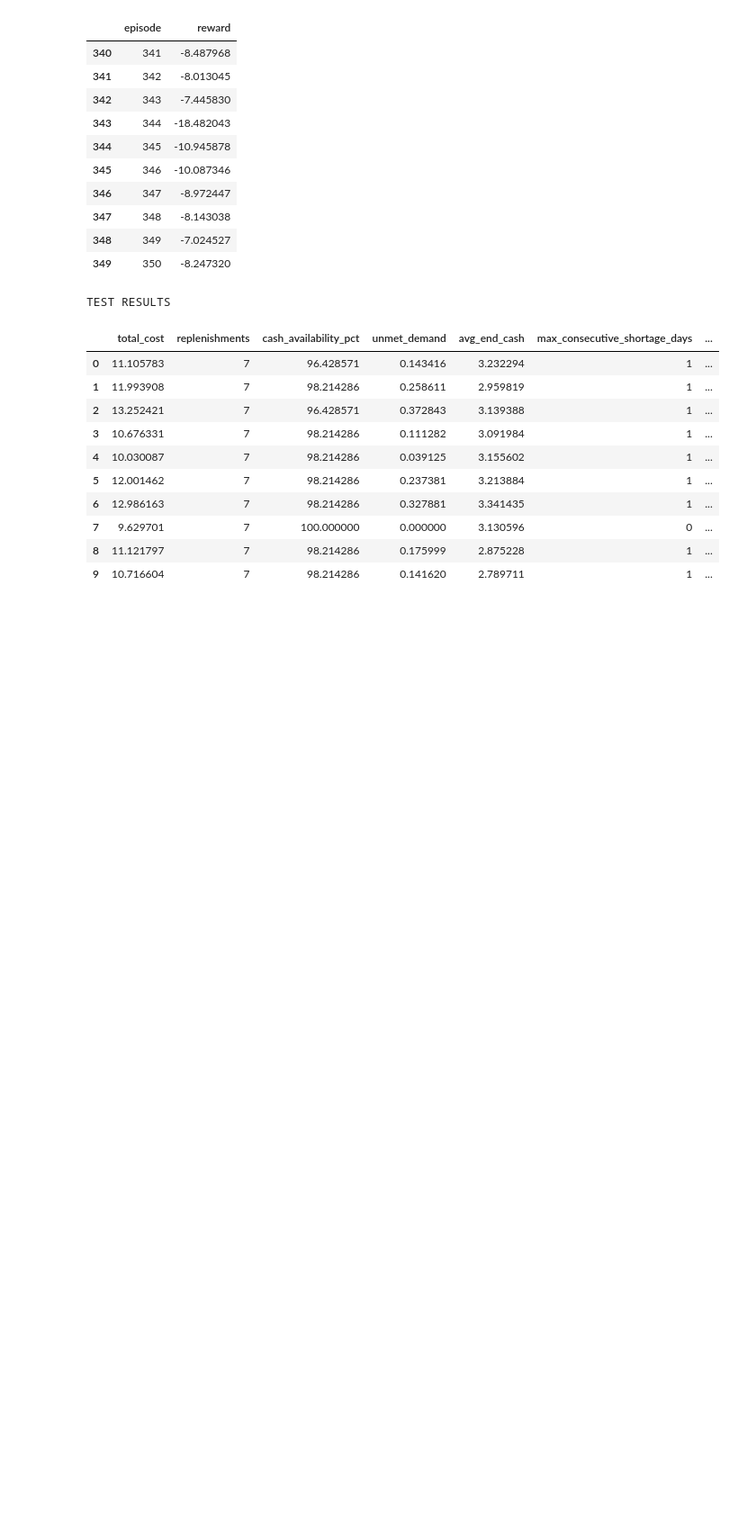
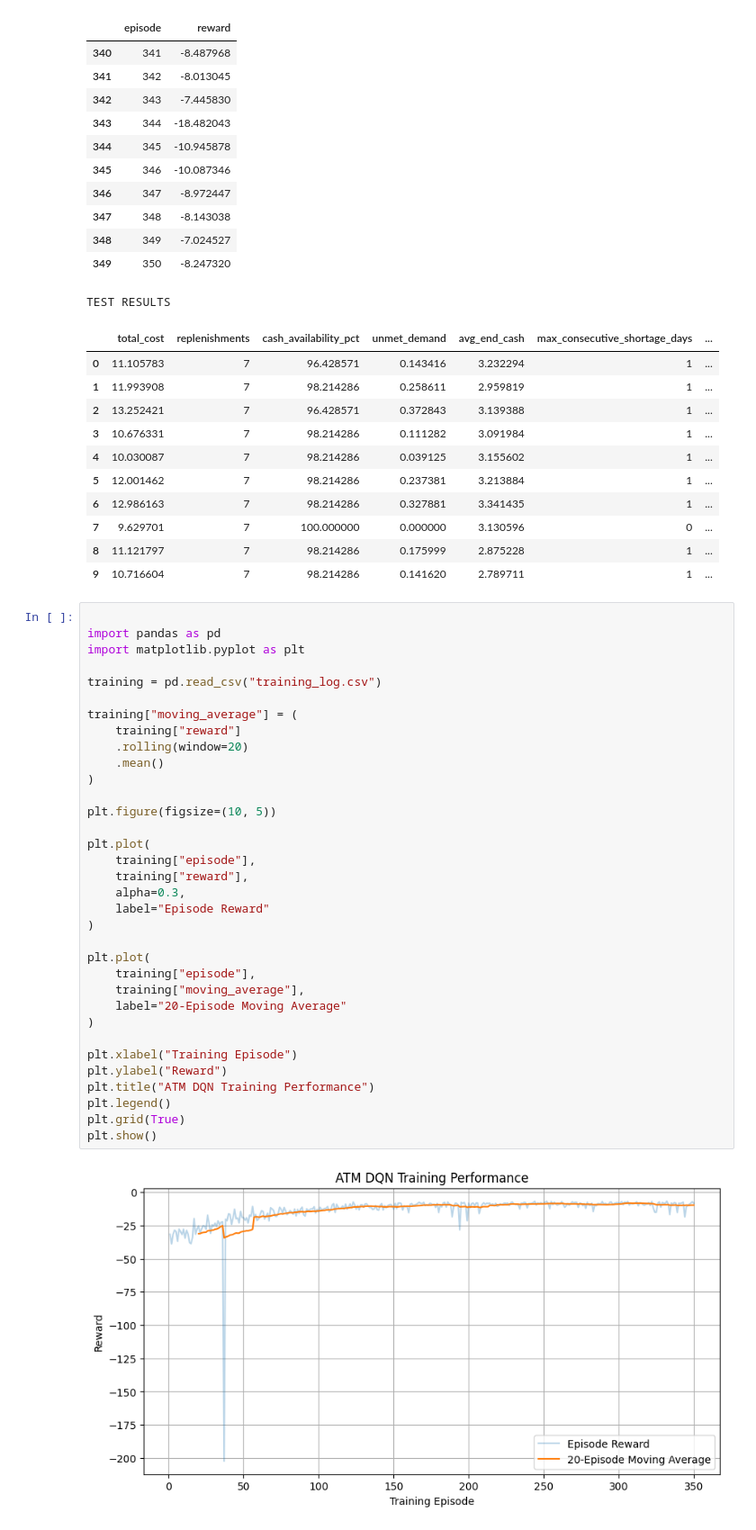
Before and after one commit to phiribrian873/ATM-Final, a Jupyter notebook: ATM_Final.ipynb, the cells around one changed output. Shown at 90% size. Drawn from its saved outputs; the diff is of its cells as text; blank space fills up the shorter version.

```diff
--- a/ATM_Final.ipynb
+++ b/ATM_Final.ipynb
@@ -66,3 +66,39 @@ TEST RESULTS
 | 7 | 9.629701 | 7 | 100.000000 | 0.000000 | 3.130596 | 0 | ... |
 | 8 | 11.121797 | 7 | 98.214286 | 0.175999 | 2.875228 | 1 | ... |
 | 9 | 10.716604 | 7 | 98.214286 | 0.141620 | 2.789711 | 1 | ... |
+# %%
+
+import pandas as pd
+import matplotlib.pyplot as plt
+
+training = pd.read_csv("training_log.csv")
+
+training["moving_average"] = (
+    training["reward"]
+    .rolling(window=20)
+    .mean()
+)
+
+plt.figure(figsize=(10, 5))
+
+plt.plot(
+    training["episode"],
+    training["reward"],
+    alpha=0.3,
+    label="Episode Reward"
+)
+
+plt.plot(
+    training["episode"],
+    training["moving_average"],
+    label="20-Episode Moving Average"
+)
+
+plt.xlabel("Training Episode")
+plt.ylabel("Reward")
+plt.title("ATM DQN Training Performance")
+plt.legend()
+plt.grid(True)
+plt.show()
+# %% [output]
+[figure, added]
```
Also changed, not shown: parts of 2 cells of this notebook.
